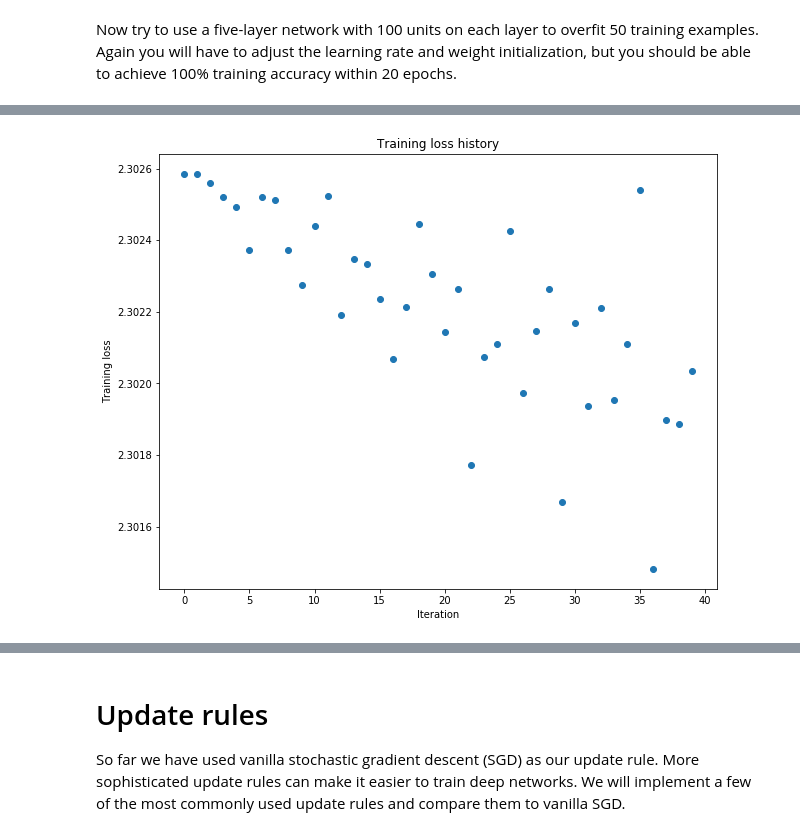
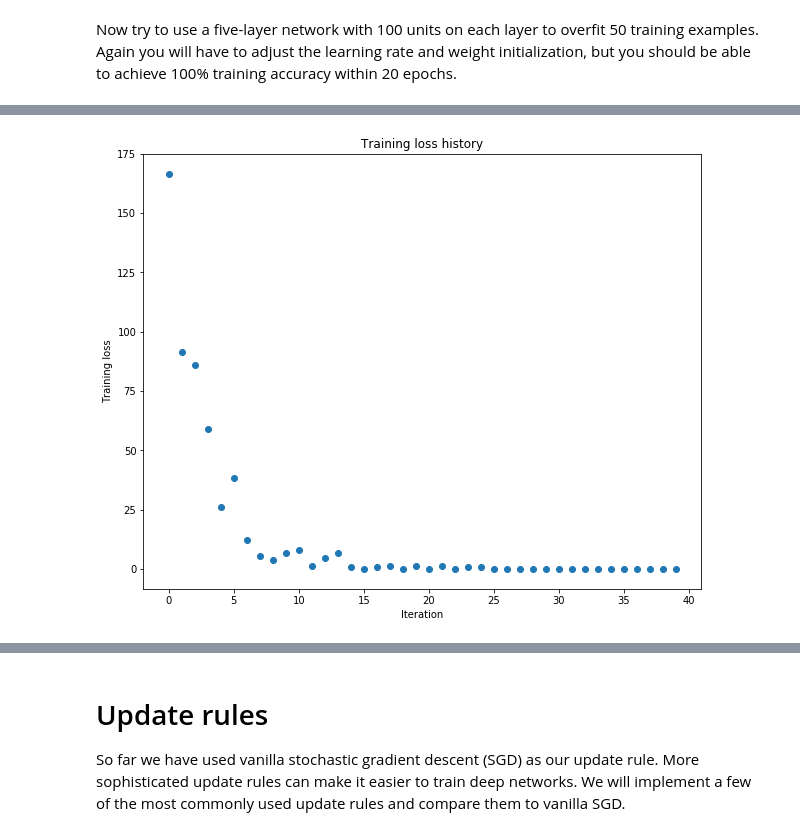
Before and after one commit to Constannnnnt/Deep-Learning-for-Computer-Vision, a Jupyter notebook: assignment2/FullyConnectedNets.ipynb, the cells around one changed output, grey strips where cells are left out. Drawn from its saved outputs; the diff is of its cells as text; code cells hidden in the pictures.

```diff
--- a/assignment2/FullyConnectedNets.ipynb
+++ b/assignment2/FullyConnectedNets.ipynb
@@ -473,8 +473,8 @@ small_data = {
   'y_val': data['y_val'],
 }
 
-learning_rate = 1e-3
-weight_scale = 1e-5
+learning_rate = 3e-4
+weight_scale = 1e-1
 model = FullyConnectedNet([100, 100, 100, 100],
                 weight_scale=weight_scale, dtype=np.float64)
 solver = Solver(model, small_data,
@@ -512 +512 @@ plt.show()
-[figure, old version]
+[figure, new version]
```
Also changed, not shown: parts of 13 cells of this notebook, 2 other files.
